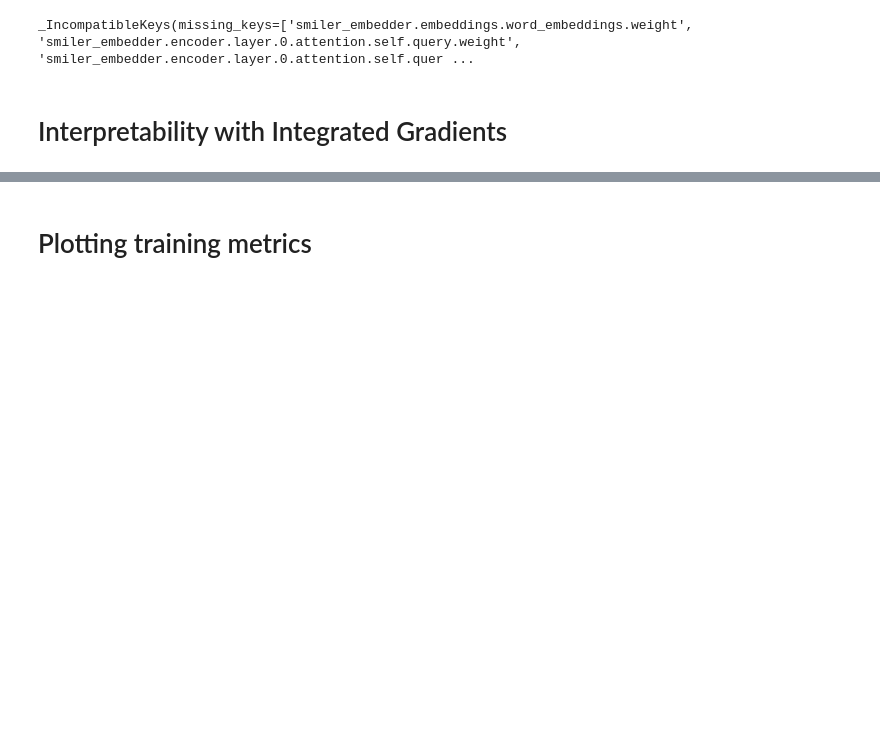
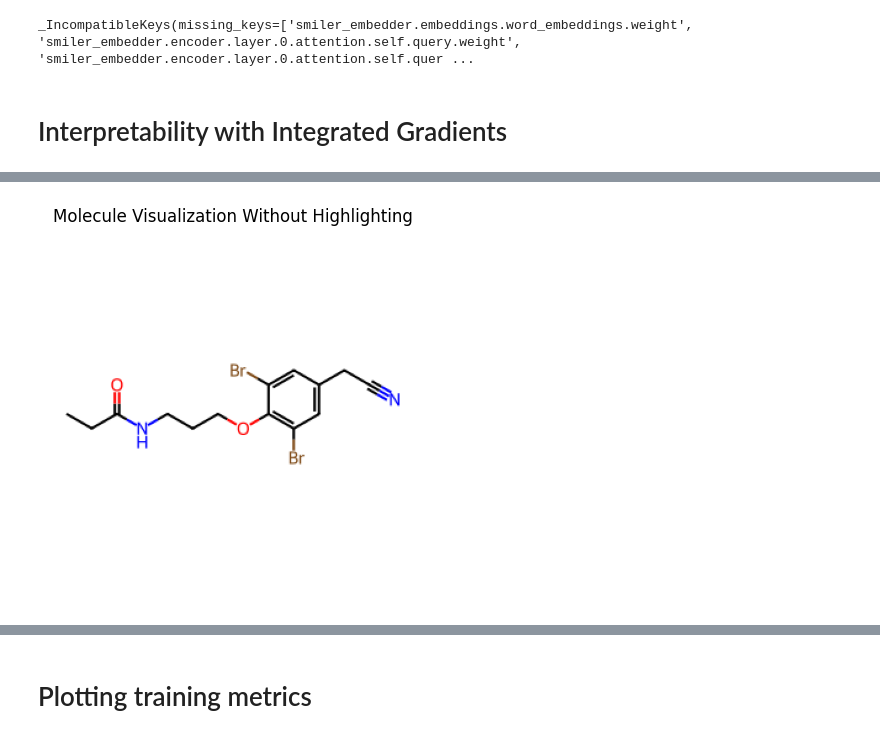
Before and after one commit to davidkubanek/biohack, a Jupyter notebook: scripts/7_interpretability_siamese_molformer_removed_duplicate.ipynb, the cells around one changed output, grey strips where cells are left out. Cells and saved outputs as stored; diff of their text form; code cells hidden in the pictures; blank space fills up the shorter version.

```diff
--- a/scripts/7_interpretability_siamese_molformer_removed_duplicate.ipynb
+++ b/scripts/7_interpretability_siamese_molformer_removed_duplicate.ipynb
@@ -476,0 +769,18 @@ array([[45128320., 45128320., 45128320., 45128320., 45128320., 45128320.,
+# %%
+# Create a molecule object from the SMILES string
+mol = Chem.MolFromSmiles(smile1)
+
+# Generate 2D coordinates for the molecule
+Chem.rdDepictor.SetPreferCoordGen(True)
+Draw.rdMolDraw2D.PrepareMolForDrawing(mol)
+
+# Draw the molecule without highlighting or colors
+img = Draw.MolToImage(mol, size=(300, 300), kekulize=True, wedgeBonds=True)
+
+# Display the image
+plt.imshow(img)
+plt.axis('off')  # Turn off axis
+plt.title('Molecule Visualization Without Highlighting')
+plt.show()
+# %% [output]
+[figure, added]
```
Also changed, not shown: parts of 20 cells of this notebook.
